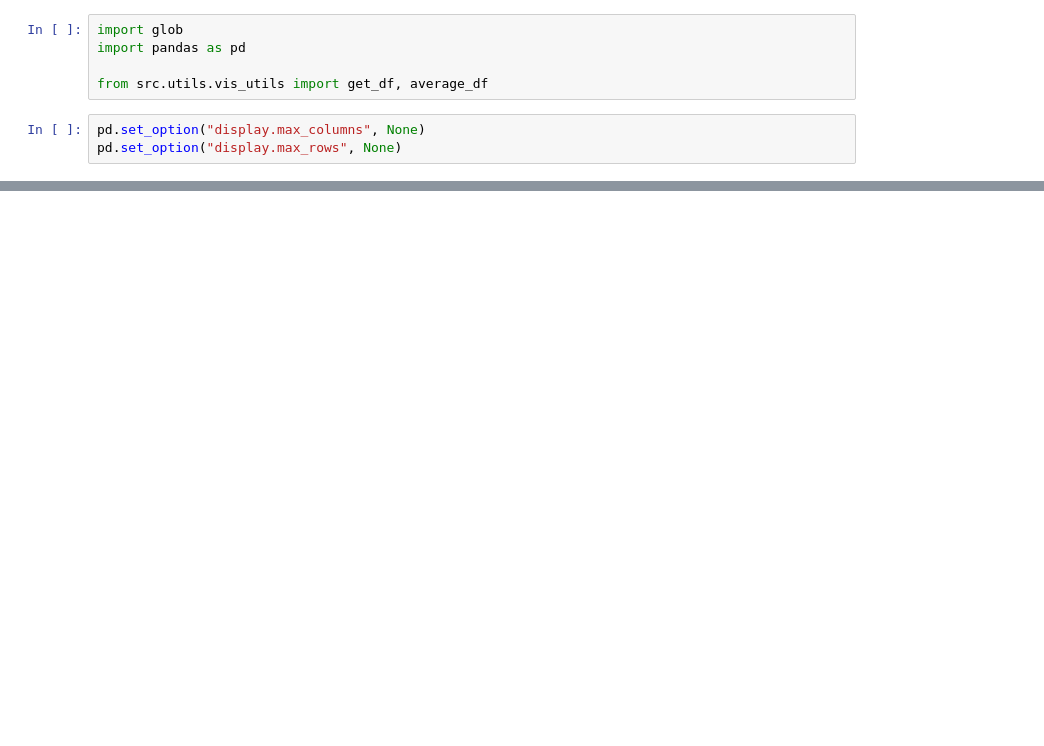
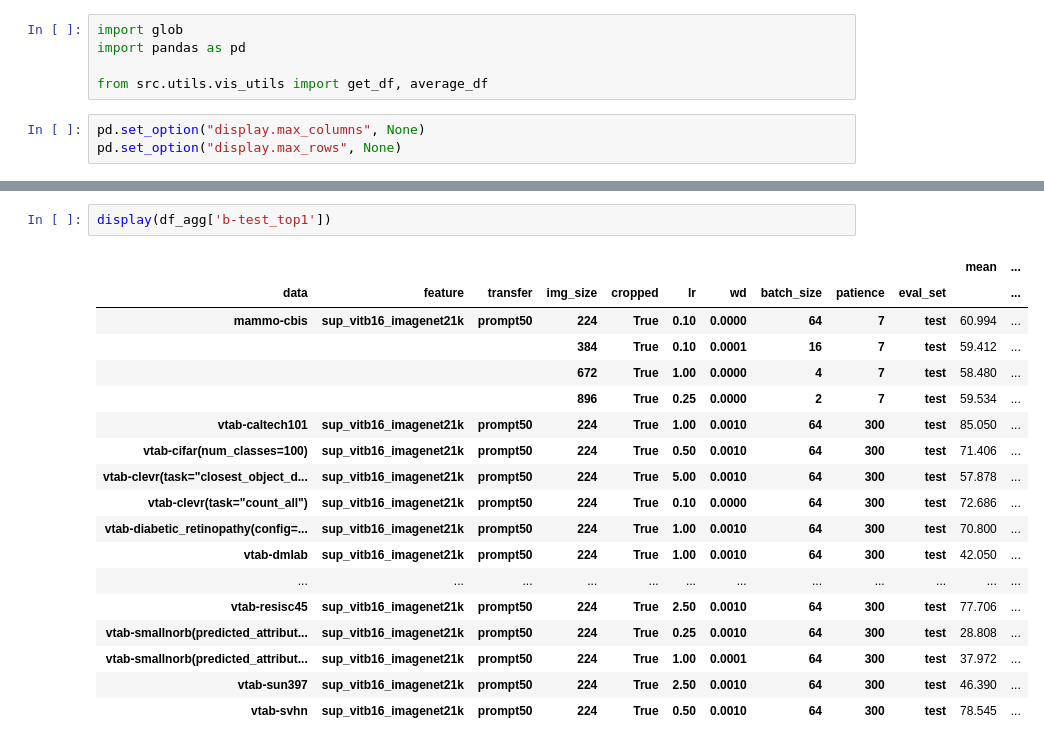
Before and after one commit to DrumsnChocolate/final-project, a Jupyter notebook: implementation/visual_prompt_tuning/results.ipynb, the cells around one changed output, grey strips where cells are left out. Saved outputs shown, nothing was run; the diff lists cells and outputs as text; blank space fills up the shorter version.

```diff
--- a/implementation/visual_prompt_tuning/results.ipynb
+++ b/implementation/visual_prompt_tuning/results.ipynb
@@ -51,0 +106,21 @@ NameError: name 'df' is not defined
+# %%
+display(df_agg['b-test_top1'])
+# %% [output]
+|  |  |  |  |  |  |  |  |  |  | mean | ... |
+| data | feature | transfer | img_size | cropped | lr | wd | batch_size | patience | eval_set |  | ... |
+| mammo-cbis | sup_vitb16_imagenet21k | prompt50 | 224 | True | 0.10 | 0.0000 | 64 | 7 | test | 60.994 | ... |
+|  |  |  | 384 | True | 0.10 | 0.0001 | 16 | 7 | test | 59.412 | ... |
+|  |  |  | 672 | True | 1.00 | 0.0000 | 4 | 7 | test | 58.480 | ... |
+|  |  |  | 896 | True | 0.25 | 0.0000 | 2 | 7 | test | 59.534 | ... |
+| vtab-caltech101 | sup_vitb16_imagenet21k | prompt50 | 224 | True | 1.00 | 0.0010 | 64 | 300 | test | 85.050 | ... |
+| vtab-cifar(num_classes=100) | sup_vitb16_imagenet21k | prompt50 | 224 | True | 0.50 | 0.0010 | 64 | 300 | test | 71.406 | ... |
+| vtab-clevr(task="closest_object_d... | sup_vitb16_imagenet21k | prompt50 | 224 | True | 5.00 | 0.0010 | 64 | 300 | test | 57.878 | ... |
+| vtab-clevr(task="count_all") | sup_vitb16_imagenet21k | prompt50 | 224 | True | 0.10 | 0.0000 | 64 | 300 | test | 72.686 | ... |
+| vtab-diabetic_retinopathy(config=... | sup_vitb16_imagenet21k | prompt50 | 224 | True | 1.00 | 0.0010 | 64 | 300 | test | 70.800 | ... |
+| vtab-dmlab | sup_vitb16_imagenet21k | prompt50 | 224 | True | 1.00 | 0.0010 | 64 | 300 | test | 42.050 | ... |
+| ... | ... | ... | ... | ... | ... | ... | ... | ... | ... | ... | ... |
+| vtab-resisc45 | sup_vitb16_imagenet21k | prompt50 | 224 | True | 2.50 | 0.0010 | 64 | 300 | test | 77.706 | ... |
+| vtab-smallnorb(predicted_attribut... | sup_vitb16_imagenet21k | prompt50 | 224 | True | 0.25 | 0.0010 | 64 | 300 | test | 28.808 | ... |
+| vtab-smallnorb(predicted_attribut... | sup_vitb16_imagenet21k | prompt50 | 224 | True | 1.00 | 0.0001 | 64 | 300 | test | 37.972 | ... |
+| vtab-sun397 | sup_vitb16_imagenet21k | prompt50 | 224 | True | 2.50 | 0.0010 | 64 | 300 | test | 46.390 | ... |
+| vtab-svhn | sup_vitb16_imagenet21k | prompt50 | 224 | True | 0.50 | 0.0010 | 64 | 300 | test | 78.545 | ... |
```
Also changed, not shown: parts of 4 cells of this notebook.
